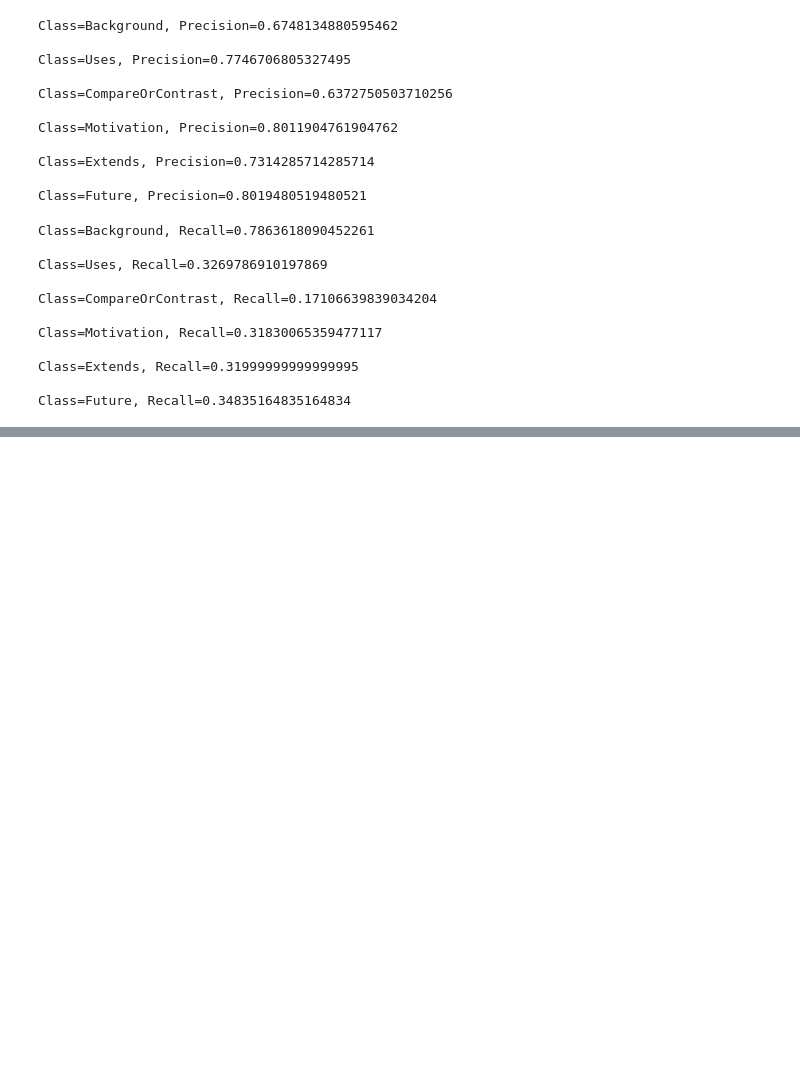
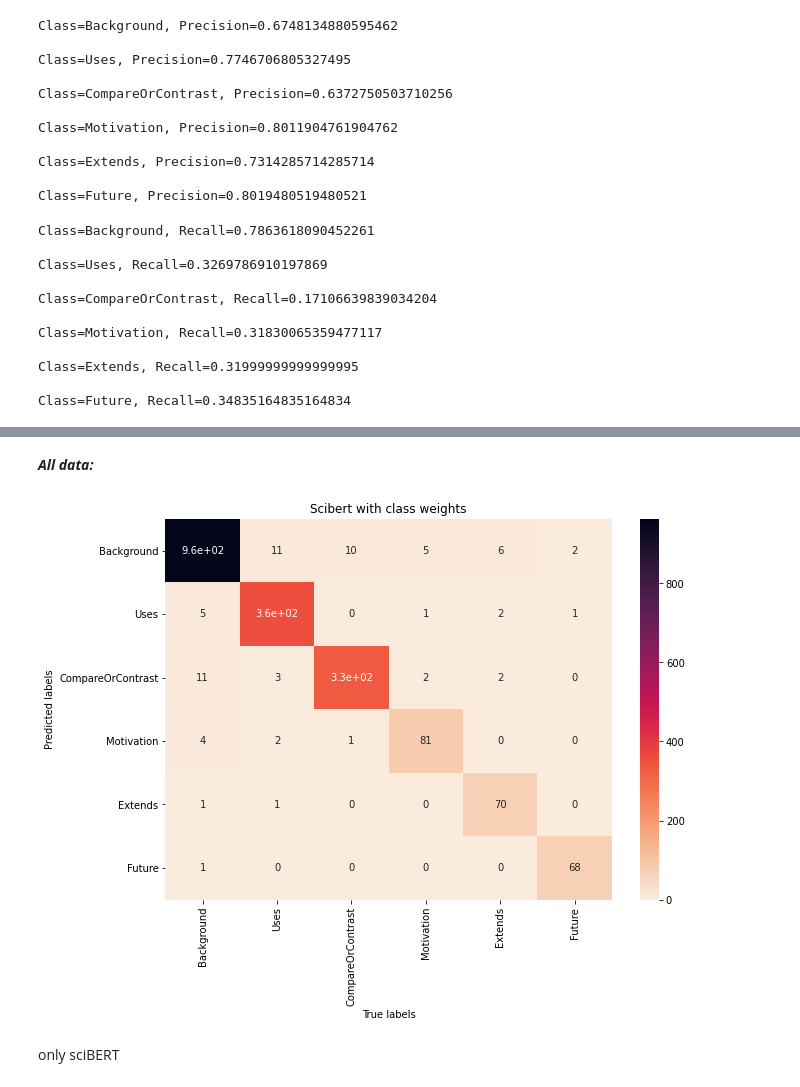
Before and after one commit to se4en/scicite, a Jupyter notebook: only_patterns.ipynb, the cells around one changed output, grey strips where cells are left out. Cells and saved outputs as stored; diff of their text form; code cells hidden in the pictures; blank space fills up the shorter version.

Commit message:
Add analize scibert+weigths

```diff
--- a/only_patterns.ipynb
+++ b/only_patterns.ipynb
@@ -193,0 +221,9 @@ Class=Future, Recall=0.34835164835164834
+# %%
+y_true_dev, y_pred_dev = get_true_pred(FILE_DEV_TRUE, FILE_DEV_PRED)
+# %%
+y_true_train, y_pred_train = get_true_pred(FILE_TRAIN_TRUE, FILE_TRAIN_PRED)
+# %%
+y_true_all = np.concatenate((y_true_test, y_true_dev, y_true_train))
+y_pred_all = np.concatenate((y_pred_test, y_pred_dev, y_pred_train))
+# %%
+error_matrix_all = confusion_matrix(y_true_all, y_pred_all)
@@ -193,0 +245,16 @@ Class=Future, Recall=0.34835164835164834
+# %% [markdown]
+***All data:***
+# %%
+df_cm = pd.DataFrame(error_matrix_all, index = CLASSES, columns = CLASSES)
+plt.figure(figsize = (10,7))
+cmap = sn.cm.rocket_r
+sn.heatmap(df_cm, annot=True, cmap=cmap)
+
+plt.title("Scibert with class weights")
+plt.ylabel("Predicted labels")
+plt.xlabel("True labels")
+plt.show()
+# %% [output]
+[figure, added]
+# %% [markdown]
+only sciBERT
```
Also changed, not shown: parts of 18 cells of this notebook, 7 other files.
